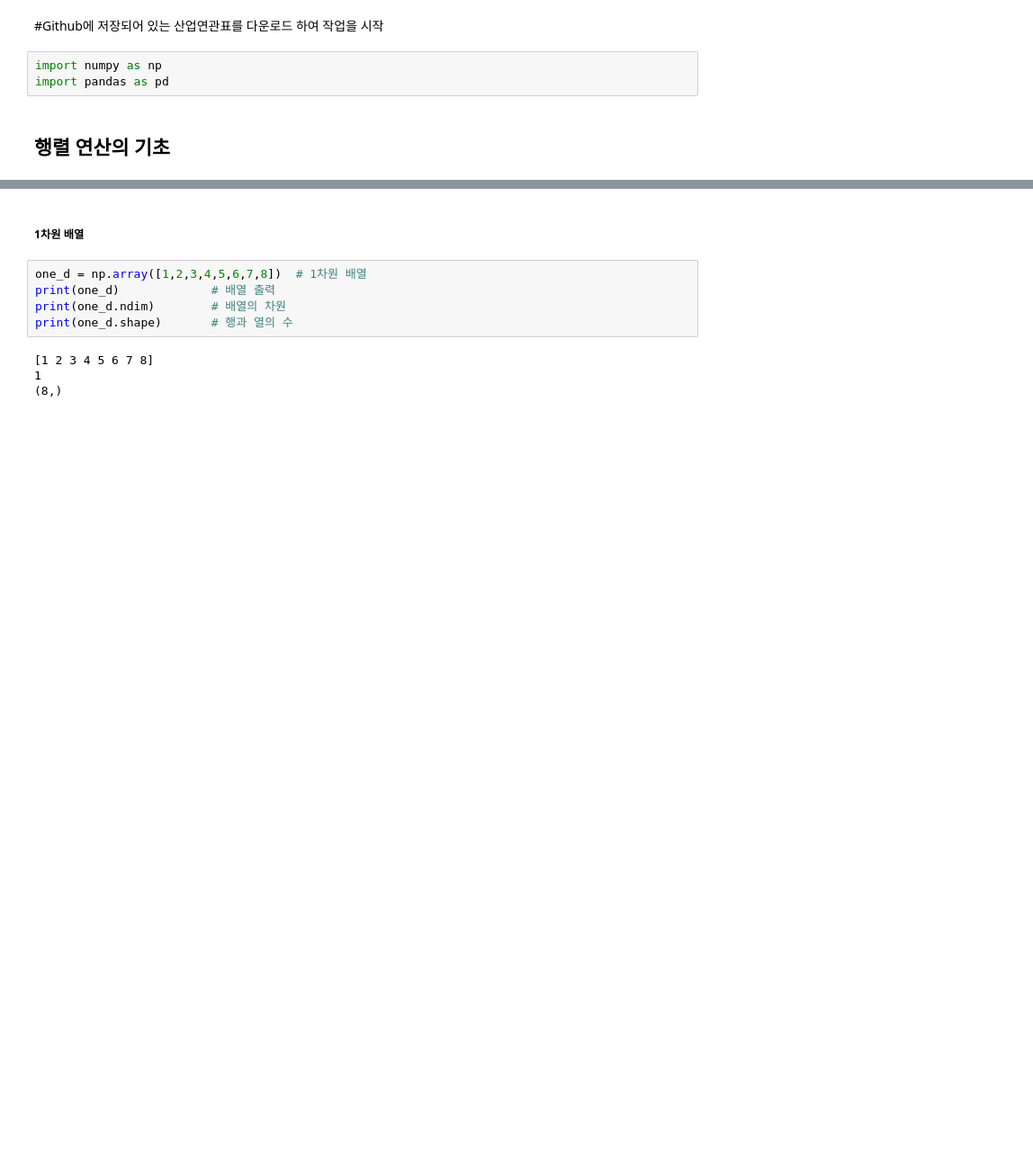
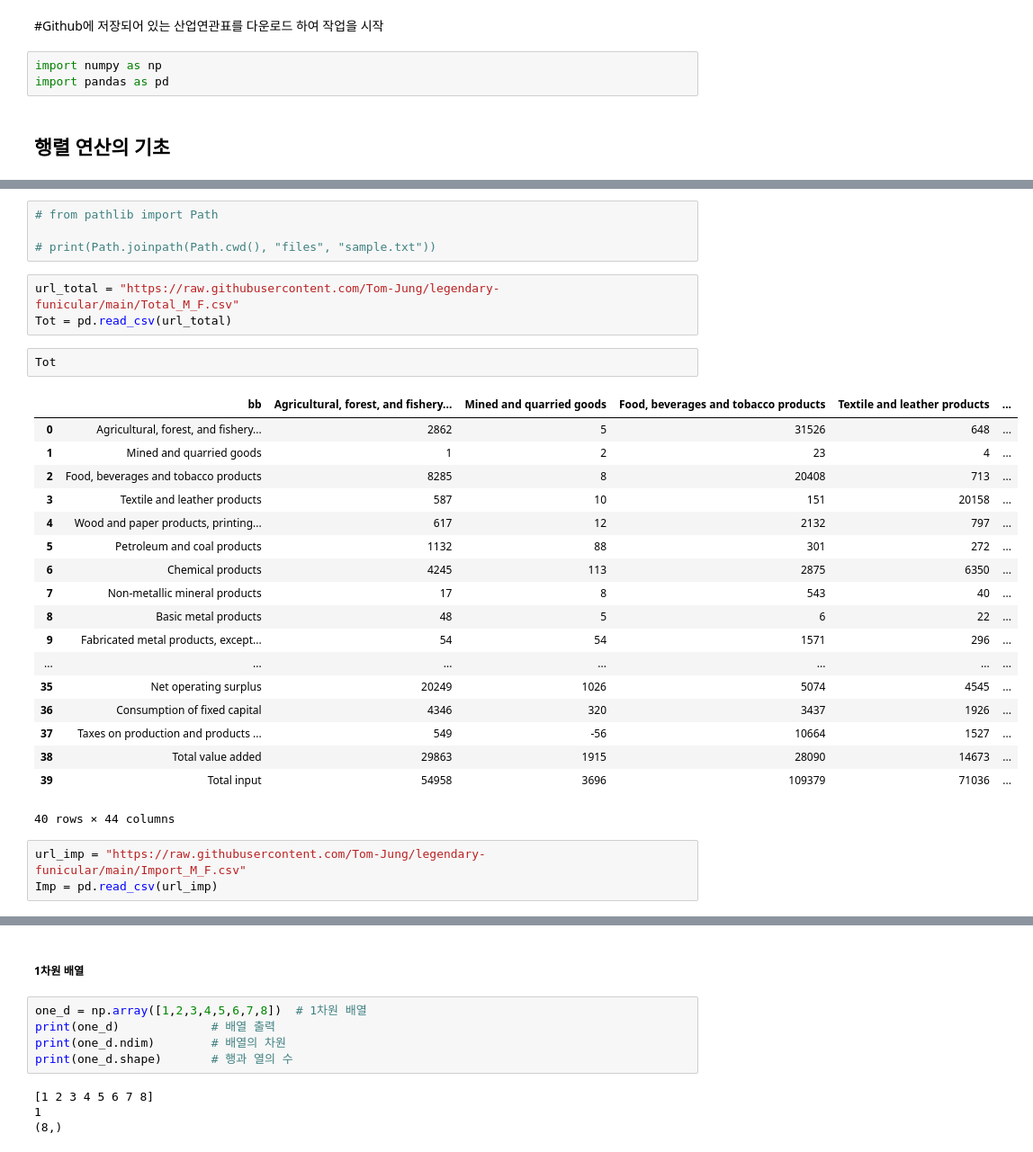
Before and after one commit to Tom-Jung/Second_IO, a Jupyter notebook: Matrix_basic.ipynb, the cells around one changed output, grey strips where cells are left out. Shown: that part at 90% size. Cells and saved outputs as stored; diff of their text form; blank space fills up the shorter version.

```diff
--- a/Matrix_basic.ipynb
+++ b/Matrix_basic.ipynb
@@ -19,0 +299,31 @@ import pandas as pd
+# %%
+# from pathlib import Path
+
+# print(Path.joinpath(Path.cwd(), "files", "sample.txt"))
+# %%
+url_total = "https://raw.githubusercontent.com/Tom-Jung/legendary-funicular/main/Total_M_F.csv"
+Tot = pd.read_csv(url_total)
+# %%
+Tot
+# %% [output]
+|  | bb | Agricultural, forest, and fishery... | Mined and quarried goods | Food, beverages and tobacco products | Textile and leather products | ... |
+| 0 | Agricultural, forest, and fishery... | 2862 | 5 | 31526 | 648 | ... |
+| 1 | Mined and quarried goods | 1 | 2 | 23 | 4 | ... |
+| 2 | Food, beverages and tobacco products | 8285 | 8 | 20408 | 713 | ... |
+| 3 | Textile and leather products | 587 | 10 | 151 | 20158 | ... |
+| 4 | Wood and paper products, printing... | 617 | 12 | 2132 | 797 | ... |
+| 5 | Petroleum and coal products | 1132 | 88 | 301 | 272 | ... |
+| 6 | Chemical products | 4245 | 113 | 2875 | 6350 | ... |
+| 7 | Non-metallic mineral products | 17 | 8 | 543 | 40 | ... |
+| 8 | Basic metal products | 48 | 5 | 6 | 22 | ... |
+| 9 | Fabricated metal products, except... | 54 | 54 | 1571 | 296 | ... |
+| ... | ... | ... | ... | ... | ... | ... |
+| 35 | Net operating surplus | 20249 | 1026 | 5074 | 4545 | ... |
+| 36 | Consumption of fixed capital | 4346 | 320 | 3437 | 1926 | ... |
+| 37 | Taxes on production and products ... | 549 | -56 | 10664 | 1527 | ... |
+| 38 | Total value added | 29863 | 1915 | 28090 | 14673 | ... |
+| 39 | Total input | 54958 | 3696 | 109379 | 71036 | ... |
+40 rows × 44 columns
+# %%
+url_imp = "https://raw.githubusercontent.com/Tom-Jung/legendary-funicular/main/Import_M_F.csv"
+Imp = pd.read_csv(url_imp)
```
Also changed, not shown: parts of 180 cells of this notebook.
